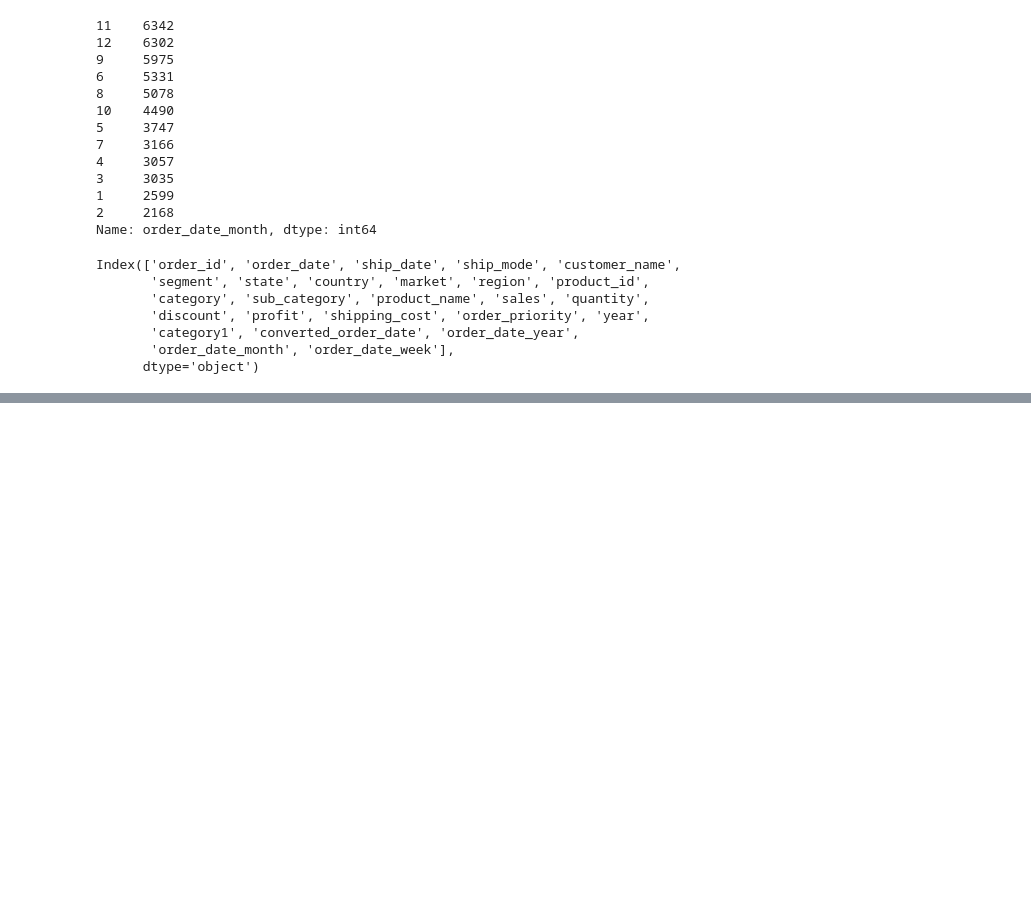
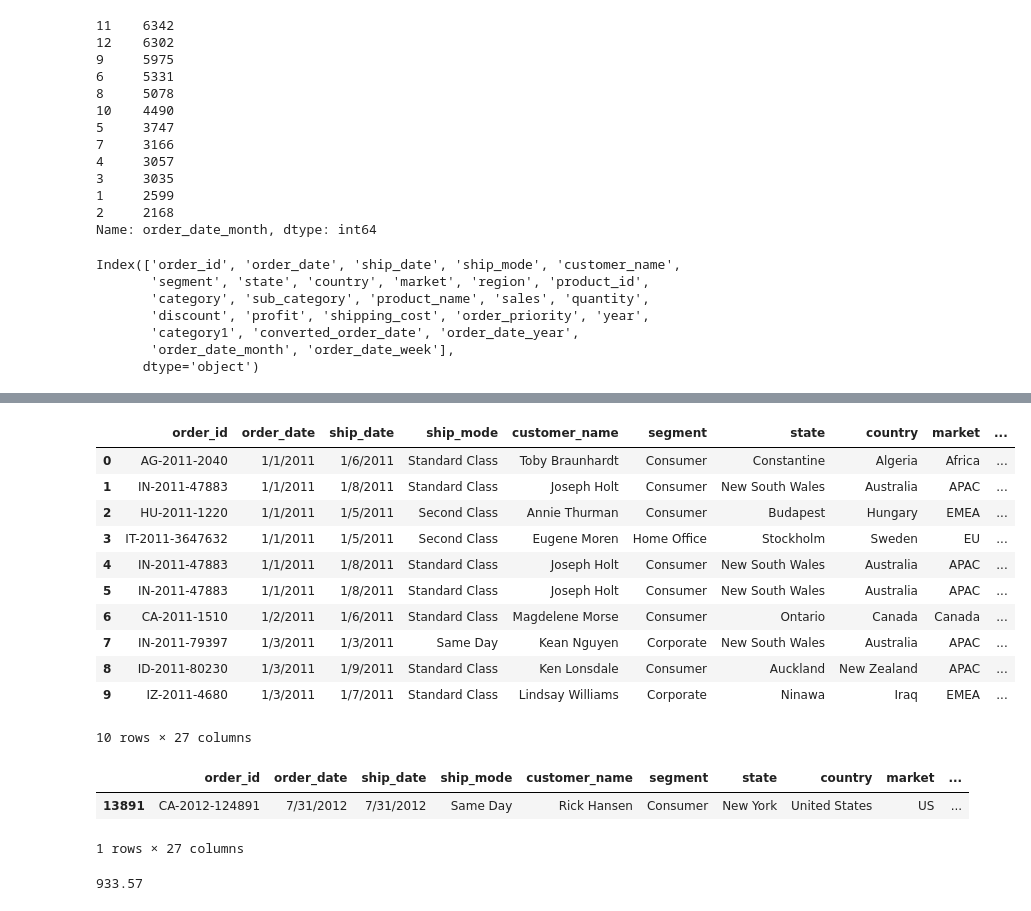
Before and after one commit to adityacs103/ineuron, a Jupyter notebook: pandas/pandas.ipynb, the cells around one changed output, grey strips where cells are left out. Cells and saved outputs as stored; diff of their text form; code cells hidden in the pictures; blank space fills up the shorter version.

```diff
--- a/pandas/pandas.ipynb
+++ b/pandas/pandas.ipynb
@@ -904,0 +915,27 @@ Index(['order_id', 'order_date', 'ship_date', 'ship_mode', 'customer_name',
+# %%
+df['cost_to_company']=df['discount']+df['shipping_cost']
+# %%
+df.head(10)
+# %% [output]
+|  | order_id | order_date | ship_date | ship_mode | customer_name | segment | state | country | market | ... |
+| 0 | AG-2011-2040 | 1/1/2011 | 1/6/2011 | Standard Class | Toby Braunhardt | Consumer | Constantine | Algeria | Africa | ... |
+| 1 | IN-2011-47883 | 1/1/2011 | 1/8/2011 | Standard Class | Joseph Holt | Consumer | New South Wales | Australia | APAC | ... |
+| 2 | HU-2011-1220 | 1/1/2011 | 1/5/2011 | Second Class | Annie Thurman | Consumer | Budapest | Hungary | EMEA | ... |
+| 3 | IT-2011-3647632 | 1/1/2011 | 1/5/2011 | Second Class | Eugene Moren | Home Office | Stockholm | Sweden | EU | ... |
+| 4 | IN-2011-47883 | 1/1/2011 | 1/8/2011 | Standard Class | Joseph Holt | Consumer | New South Wales | Australia | APAC | ... |
+| 5 | IN-2011-47883 | 1/1/2011 | 1/8/2011 | Standard Class | Joseph Holt | Consumer | New South Wales | Australia | APAC | ... |
+| 6 | CA-2011-1510 | 1/2/2011 | 1/6/2011 | Standard Class | Magdelene Morse | Consumer | Ontario | Canada | Canada | ... |
+| 7 | IN-2011-79397 | 1/3/2011 | 1/3/2011 | Same Day | Kean Nguyen | Corporate | New South Wales | Australia | APAC | ... |
+| 8 | ID-2011-80230 | 1/3/2011 | 1/9/2011 | Standard Class | Ken Lonsdale | Consumer | Auckland | New Zealand | APAC | ... |
+| 9 | IZ-2011-4680 | 1/3/2011 | 1/7/2011 | Standard Class | Lindsay Williams | Corporate | Ninawa | Iraq | EMEA | ... |
+10 rows × 27 columns
+# %%
+df[df['cost_to_company']==max(df['cost_to_company'])]
+# %% [output]
+|  | order_id | order_date | ship_date | ship_mode | customer_name | segment | state | country | market | ... |
+| 13891 | CA-2012-124891 | 7/31/2012 | 7/31/2012 | Same Day | Rick Hansen | Consumer | New York | United States | US | ... |
+1 rows × 27 columns
+# %%
+df['cost_to_company'].max()
+# %% [output]
+933.57
```
Also changed, not shown: parts of 13 cells of this notebook, 1 other file.
